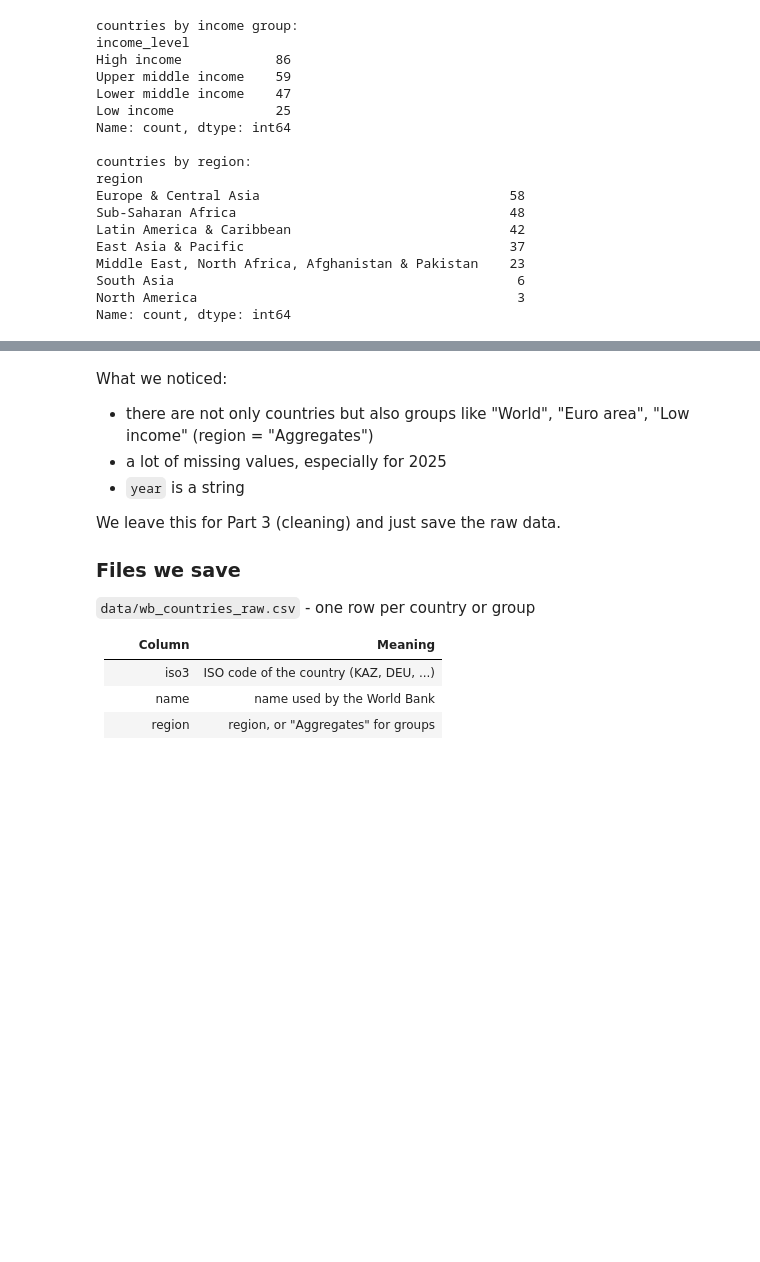
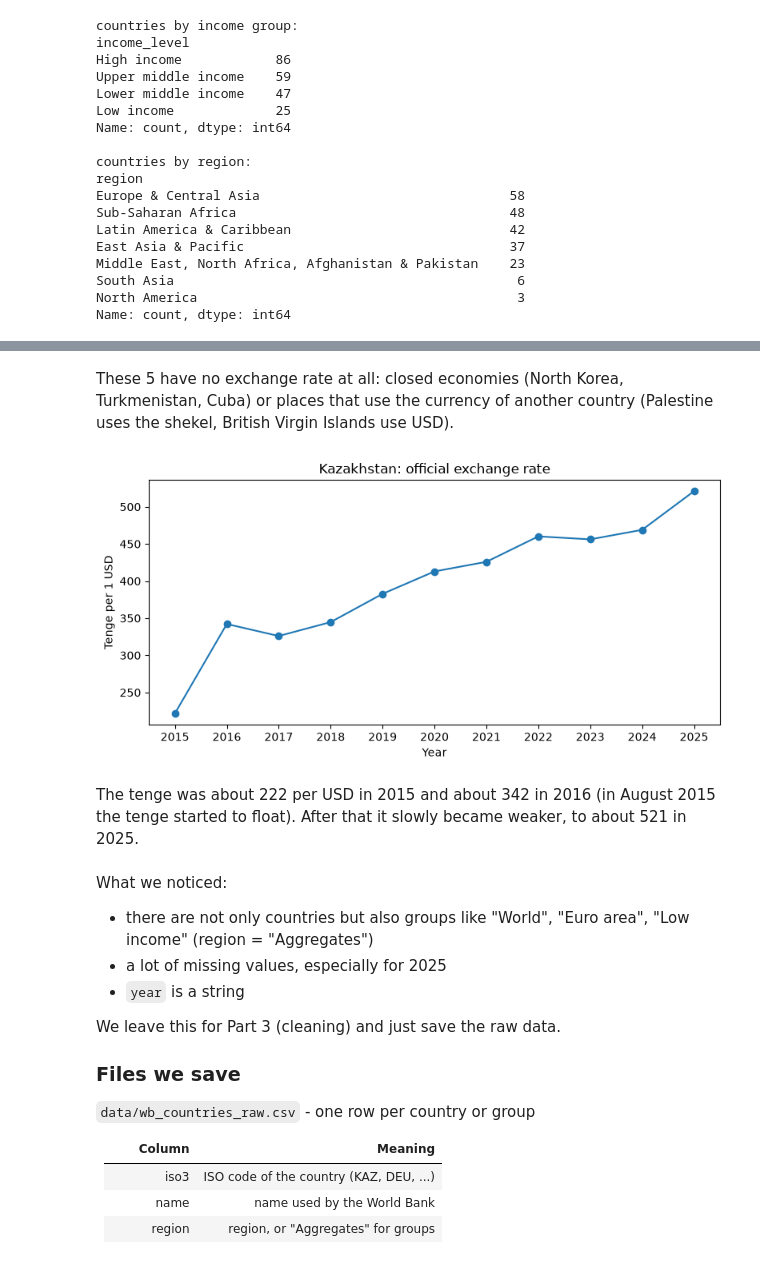
Before and after one commit to KalybaiNurdaulet/Exchange-rates-and-national-economies, a Jupyter notebook: 01_API_WorldBank_Qian.ipynb, the cells around one changed output, grey strips where cells are left out. Cells and saved outputs as stored; diff of their text form; code cells hidden in the pictures; blank space fills up the shorter version.

```diff
--- a/01_API_WorldBank_Qian.ipynb
+++ b/01_API_WorldBank_Qian.ipynb
@@ -328,3 +357,22 @@ Name: count, dtype: int64
+# %% [markdown]
+These 5 have no exchange rate at all: closed economies (North Korea, Turkmenistan, Cuba)
+or places that use the currency of another country (Palestine uses the shekel, British Virgin Islands use USD).
+# %%
+kz = ex[ex["iso3"] == "KAZ"].sort_values("year")
+
+plt.figure(figsize=(8, 4))
+plt.plot(kz["year"].astype(int), kz["value"], marker="o")
+plt.xticks(range(2015, 2026))
+plt.xlabel("Year")
+plt.ylabel("Tenge per 1 USD")
+plt.title("Kazakhstan: official exchange rate")
+plt.tight_layout()
+plt.show()
+# %% [output]
+[figure, added]
+# %% [markdown]
+The tenge was about 222 per USD in 2015 and about 342 in 2016 (in August 2015 the tenge started to float).
+After that it slowly became weaker, to about 521 in 2025.
 # %% [markdown]
 What we noticed:
 - there are not only countries but also groups like "World", "Euro area", "Low income" (region = "Aggregates")
```
Also changed, not shown: parts of 14 cells of this notebook.
